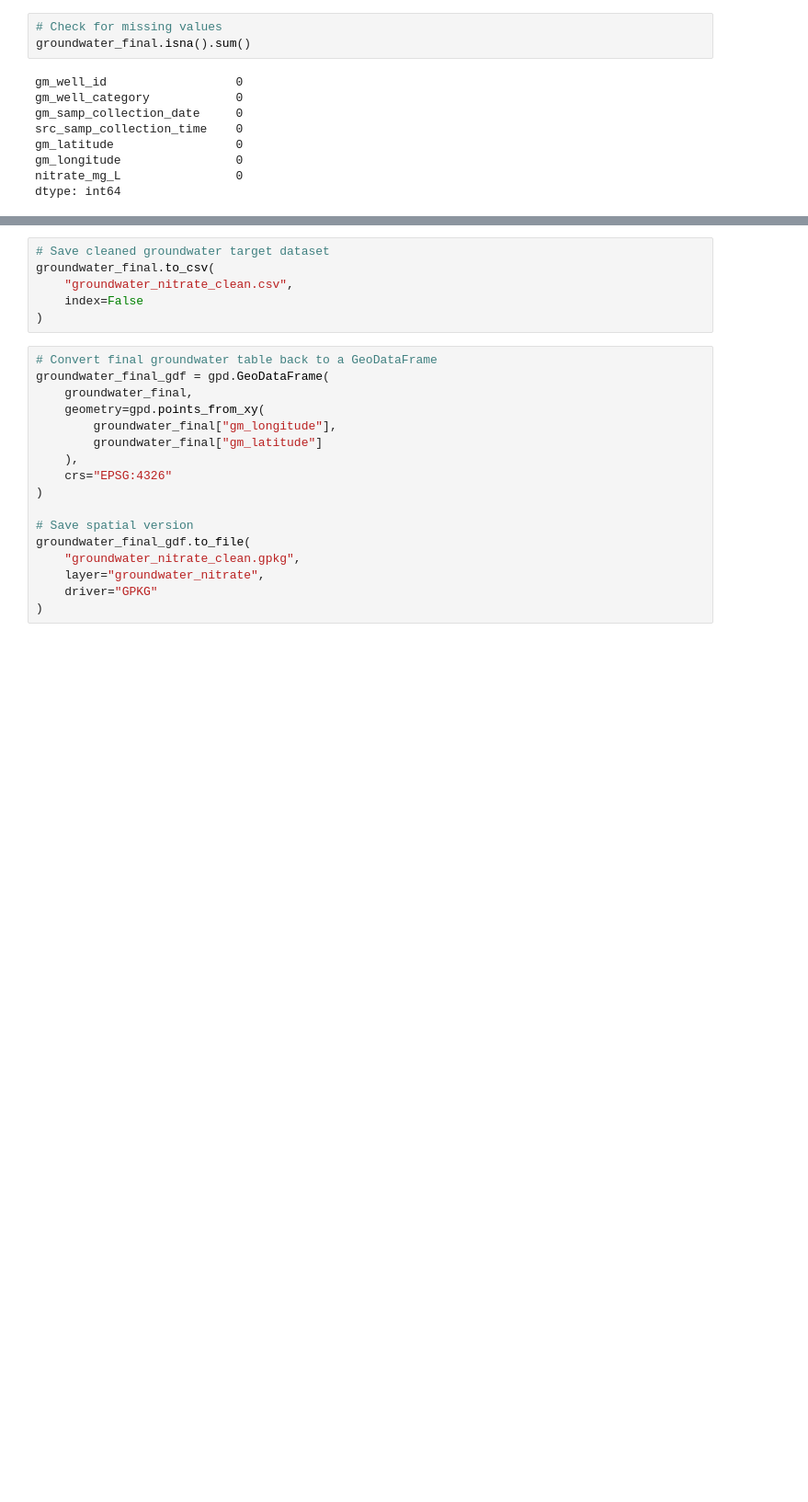
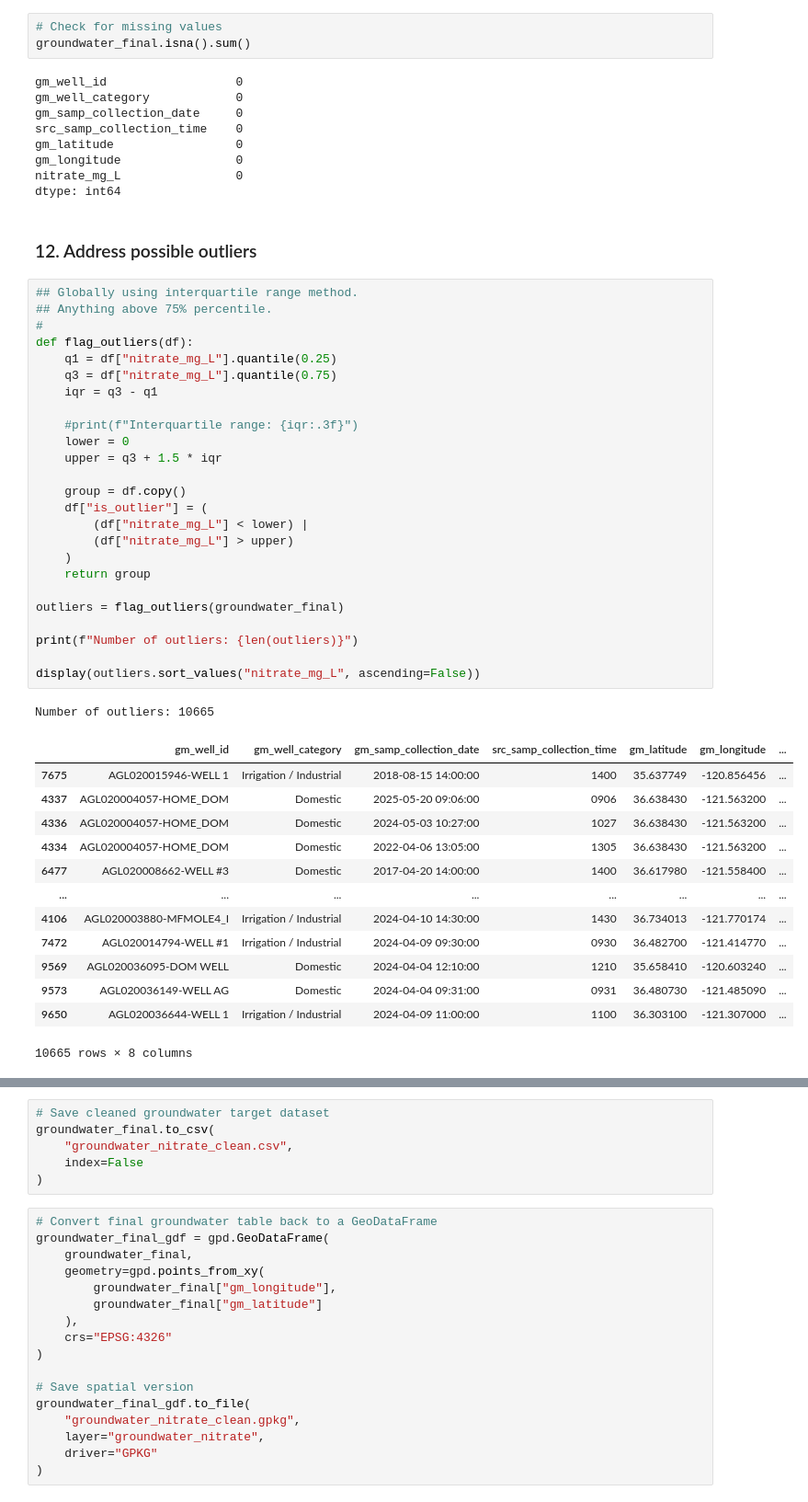
Before and after one commit to Erdos-Projects/fall-2026-infrastructure-placement, a Jupyter notebook: notebooks/groundwater/gwater_clean.ipynb, the cells around one changed output, grey strips where cells are left out. Shown at 92% size. Cells and saved outputs as stored; diff of their text form; blank space fills up the shorter version.

```diff
--- a/notebooks/groundwater/gwater_clean.ipynb
+++ b/notebooks/groundwater/gwater_clean.ipynb
@@ -383,3 +384,45 @@ gm_latitude                 0
 gm_longitude                0
 nitrate_mg_L                0
 dtype: int64
+# %% [markdown]
+### 12. Address possible outliers
+# %%
+## Globally using interquartile range method.
+## Anything above 75% percentile.
+#
+def flag_outliers(df):
+    q1 = df["nitrate_mg_L"].quantile(0.25)
+    q3 = df["nitrate_mg_L"].quantile(0.75)
+    iqr = q3 - q1
+
+    #print(f"Interquartile range: {iqr:.3f}")
+    lower = 0
+    upper = q3 + 1.5 * iqr
+
+    group = df.copy()
+    df["is_outlier"] = (
+        (df["nitrate_mg_L"] < lower) |
+        (df["nitrate_mg_L"] > upper)
+    )
+    return group
+
+outliers = flag_outliers(groundwater_final)
+
+print(f"Number of outliers: {len(outliers)}")
+
+display(outliers.sort_values("nitrate_mg_L", ascending=False))
+# %% [output]
+Number of outliers: 10665
+|  | gm_well_id | gm_well_category | gm_samp_collection_date | src_samp_collection_time | gm_latitude | gm_longitude | ... |
+| 7675 | AGL020015946-WELL 1 | Irrigation / Industrial | 2018-08-15 14:00:00 | 1400 | 35.637749 | -120.856456 | ... |
+| 4337 | AGL020004057-HOME_DOM | Domestic | 2025-05-20 09:06:00 | 0906 | 36.638430 | -121.563200 | ... |
+| 4336 | AGL020004057-HOME_DOM | Domestic | 2024-05-03 10:27:00 | 1027 | 36.638430 | -121.563200 | ... |
+| 4334 | AGL020004057-HOME_DOM | Domestic | 2022-04-06 13:05:00 | 1305 | 36.638430 | -121.563200 | ... |
+| 6477 | AGL020008662-WELL #3 | Domestic | 2017-04-20 14:00:00 | 1400 | 36.617980 | -121.558400 | ... |
+| ... | ... | ... | ... | ... | ... | ... | ... |
+| 4106 | AGL020003880-MFMOLE4_I | Irrigation / Industrial | 2024-04-10 14:30:00 | 1430 | 36.734013 | -121.770174 | ... |
+| 7472 | AGL020014794-WELL #1 | Irrigation / Industrial | 2024-04-09 09:30:00 | 0930 | 36.482700 | -121.414770 | ... |
+| 9569 | AGL020036095-DOM WELL | Domestic | 2024-04-04 12:10:00 | 1210 | 35.658410 | -120.603240 | ... |
+| 9573 | AGL020036149-WELL AG | Domestic | 2024-04-04 09:31:00 | 0931 | 36.480730 | -121.485090 | ... |
+| 9650 | AGL020036644-WELL 1 | Irrigation / Industrial | 2024-04-09 11:00:00 | 1100 | 36.303100 | -121.307000 | ... |
+10665 rows × 8 columns
```
Also changed, not shown: parts of 22 cells of this notebook, 7 other files.
